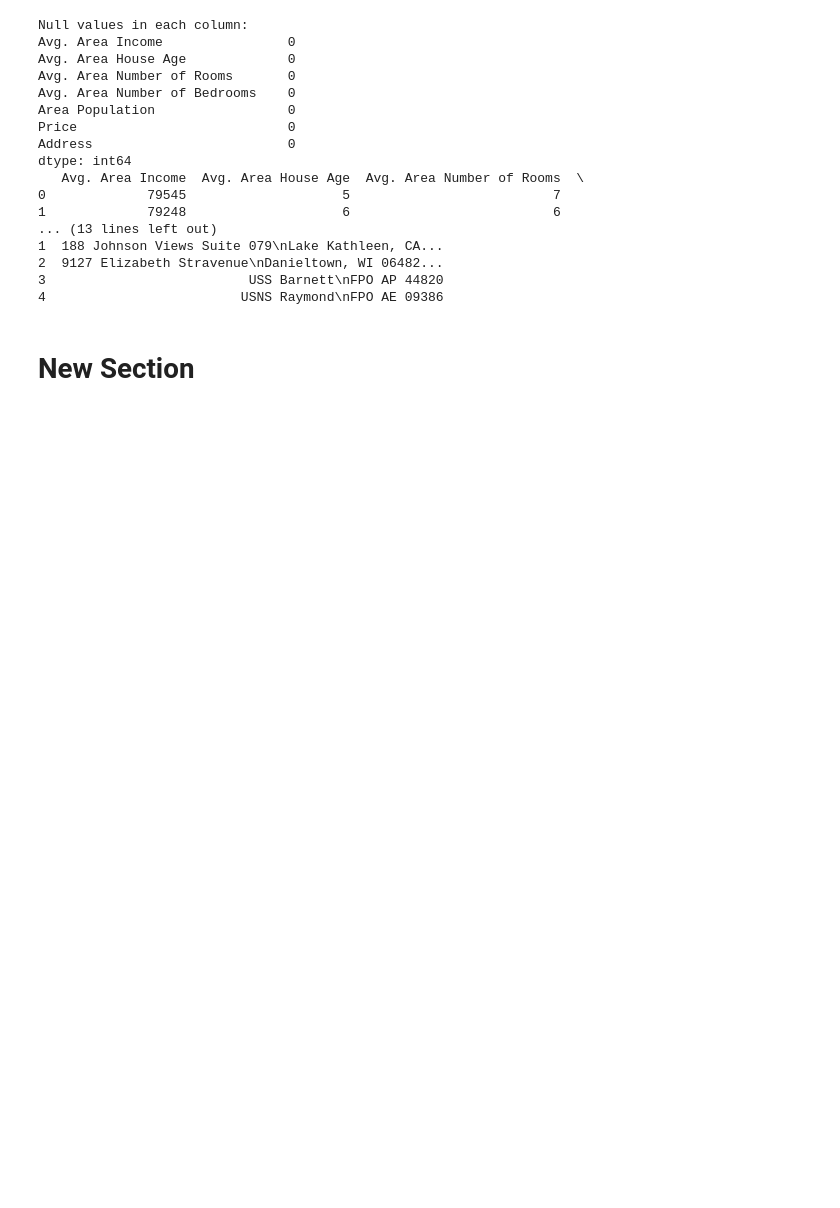
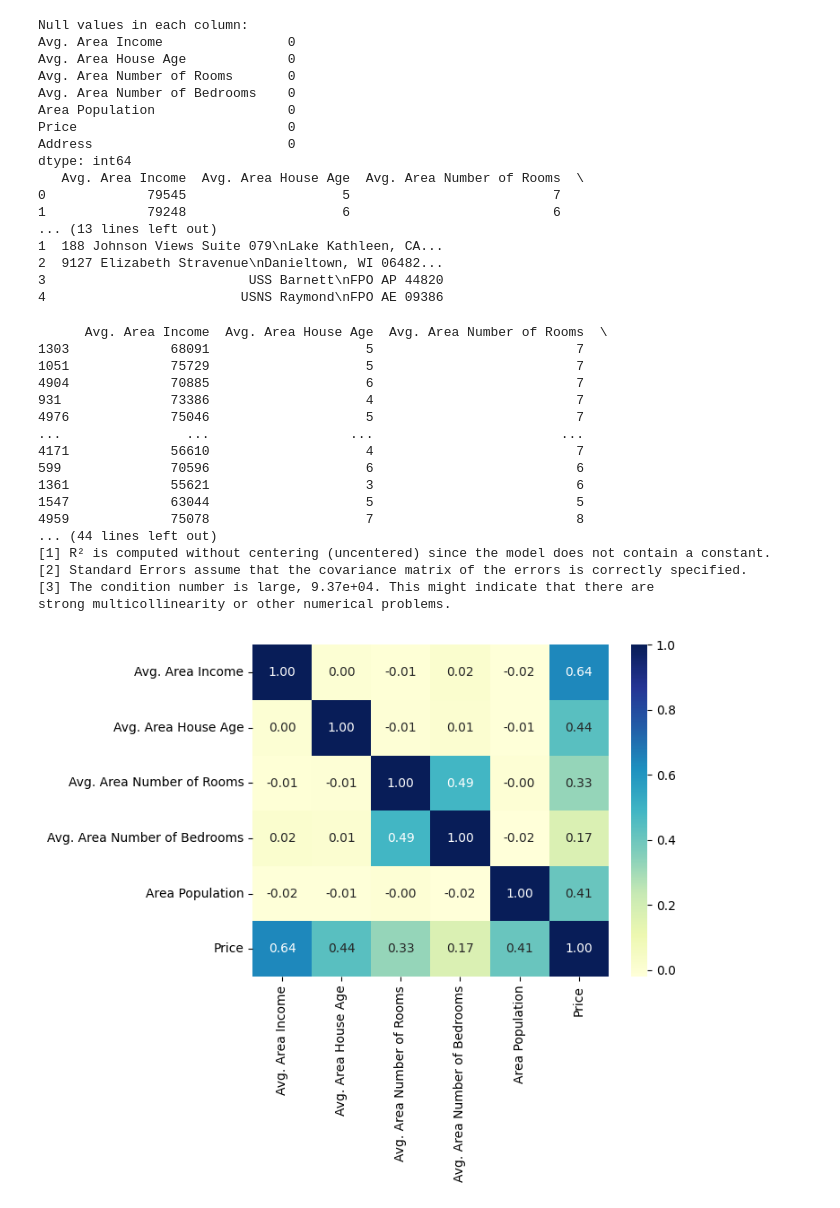
Before and after one commit to shuklagauravjn/agaveSubmission, a Jupyter notebook: Agave_DataCleanser.ipynb, the cells around one changed output. Cells and saved outputs as stored; diff of their text form; code cells hidden in the pictures; blank space fills up the shorter version.

```diff
--- a/Agave_DataCleanser.ipynb
+++ b/Agave_DataCleanser.ipynb
@@ -52,5 +54,75 @@ dtype: int64
 2  9127 Elizabeth Stravenue\nDanieltown, WI 06482...
 3                          USS Barnett\nFPO AP 44820
 4                         USNS Raymond\nFPO AE 09386
-# %% [markdown]
-# New Section
+# %%
+from sklearn.metrics import mean_squared_error, r2_score
+from sklearn.model_selection import train_test_split
+
+# this is for plotting
+import pandas as pd
+import statsmodels.api as sm
+import seaborn as sns
+
+# Replace 'your_file.csv' with the actual path to your CSV file
+file_path = 'Cleansed_USA_Housing.csv'
+
+# Load data into a pandas DataFrame
+data = pd.read_csv(file_path)
+sns.heatmap(data.corr(),annot=True, fmt=".2f", cmap="YlGnBu")
+# Specify independent variables (features) and the dependent variable (target)
+# Replace 'independent_var1', 'independent_var2', ..., 'dependent_var' with your column names
+independent_vars = data[['Avg. Area Income', 'Avg. Area Number of Rooms']] #the Adj. R-squared:0.51
+#independent_vars = data[['Avg. Area Income', 'Avg. Area House Age']] #the Adj. R-squared:0.6
+#independent_vars = data[['Avg. Area Income','Avg. Area House Age','Avg. Area Number of Rooms','Avg. Area Number of Bedrooms','Area Population']] #the Adj. R-squared:0.893
+
+dependent_var = data['Price']
+
+#independent_vars = data[['Avg. Area Income', 'Avg. Area Number of Rooms']] #the Adj. R-squared:0.51
+#independent_vars = data[['Avg. Area Income', 'Avg. Area House Age']] #the Adj. R-squared:0.6
+independent_vars = data[['Avg. Area Income','Avg. Area House Age','Avg. Area Number of Rooms','Avg. Area Number of Bedrooms','Area Population']] #the Adj. R-squared:0.893
+
+dependent_var = data['Price']
+from sklearn.model_selection import train_test_split
+X_train, X_test, y_train, y_test = train_test_split(independent_vars, dependent_var, test_size=0.4, random_state=101)
+print(X_train)
+
+# Add a constant term to the independent variables matrix
+independent_vars = sm.add_constant(independent_vars)
+
+# Create an OLS model
+#ols_model = sm.OLS(dependent_var, independent_vars)
+ols_model = sm.OLS(y_train, X_train)
+
+# Fit the model
+ols_results = ols_model.fit()
+
+# Make predictions on the test set
+y_pred = ols_results.predict(X_test)
+
+# Evaluate the model
+mse = mean_squared_error(y_test, y_pred)
+r2 = r2_score(y_test, y_pred)
+
+# Display evaluation metrics
+print(f'Mean Squared Error (MSE): {mse}')
+print(f'R-squared (R2): {r2}')
+print(ols_results.summary())
+# %% [output]
+      Avg. Area Income  Avg. Area House Age  Avg. Area Number of Rooms  \
+1303             68091                    5                          7
+1051             75729                    5                          7
+4904             70885                    6                          7
+931              73386                    4                          7
+4976             75046                    5                          7
+...                ...                  ...                        ...
+4171             56610                    4                          7
+599              70596                    6                          6
+1361             55621                    3                          6
+1547             63044                    5                          5
+4959             75078                    7                          8
+... (44 lines left out)
+[1] R² is computed without centering (uncentered) since the model does not contain a constant.
+[2] Standard Errors assume that the covariance matrix of the errors is correctly specified.
+[3] The condition number is large, 9.37e+04. This might indicate that there are
+strong multicollinearity or other numerical problems.
+[figure, added]
```
Also changed, not shown: parts of 1 cell of this notebook, 1 other file.
